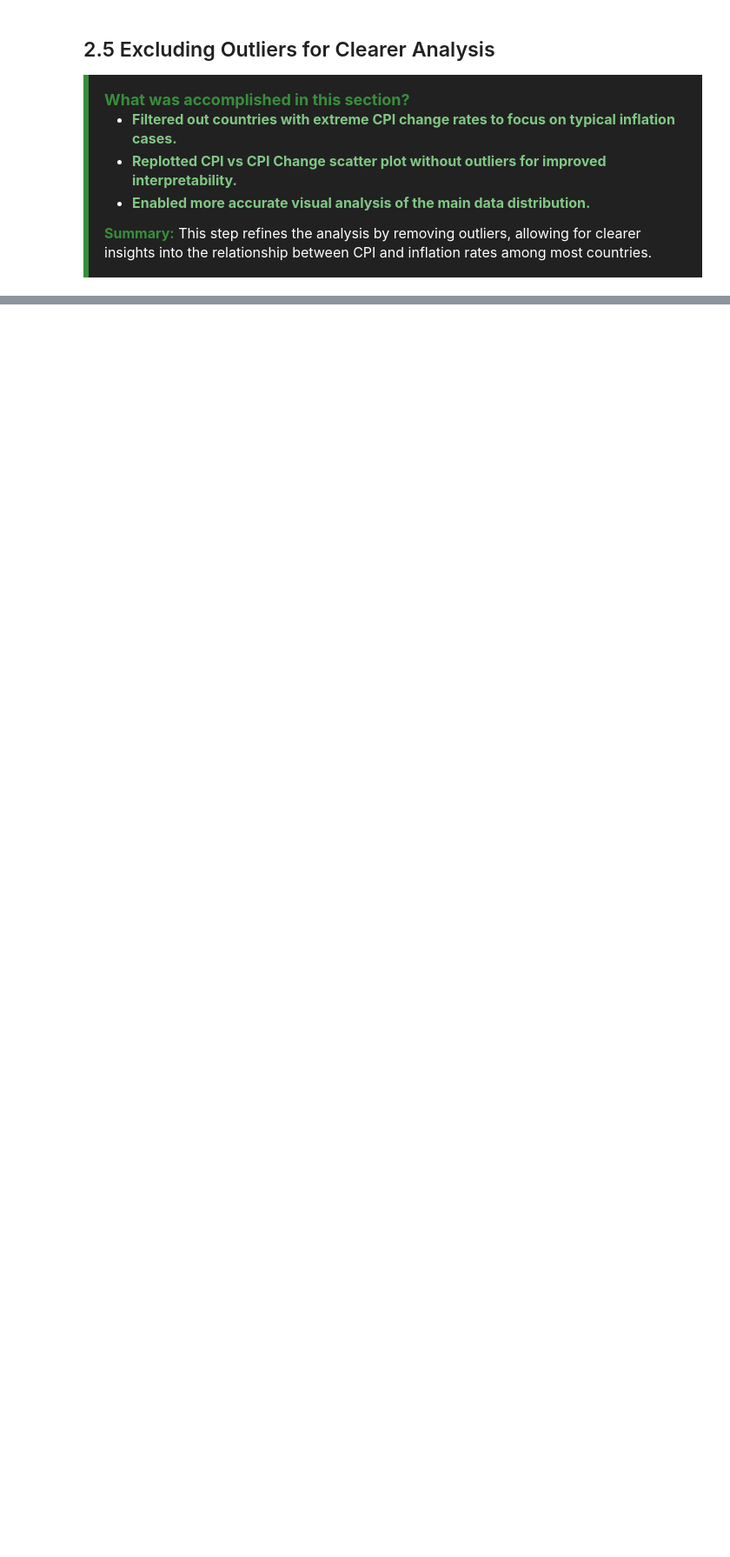
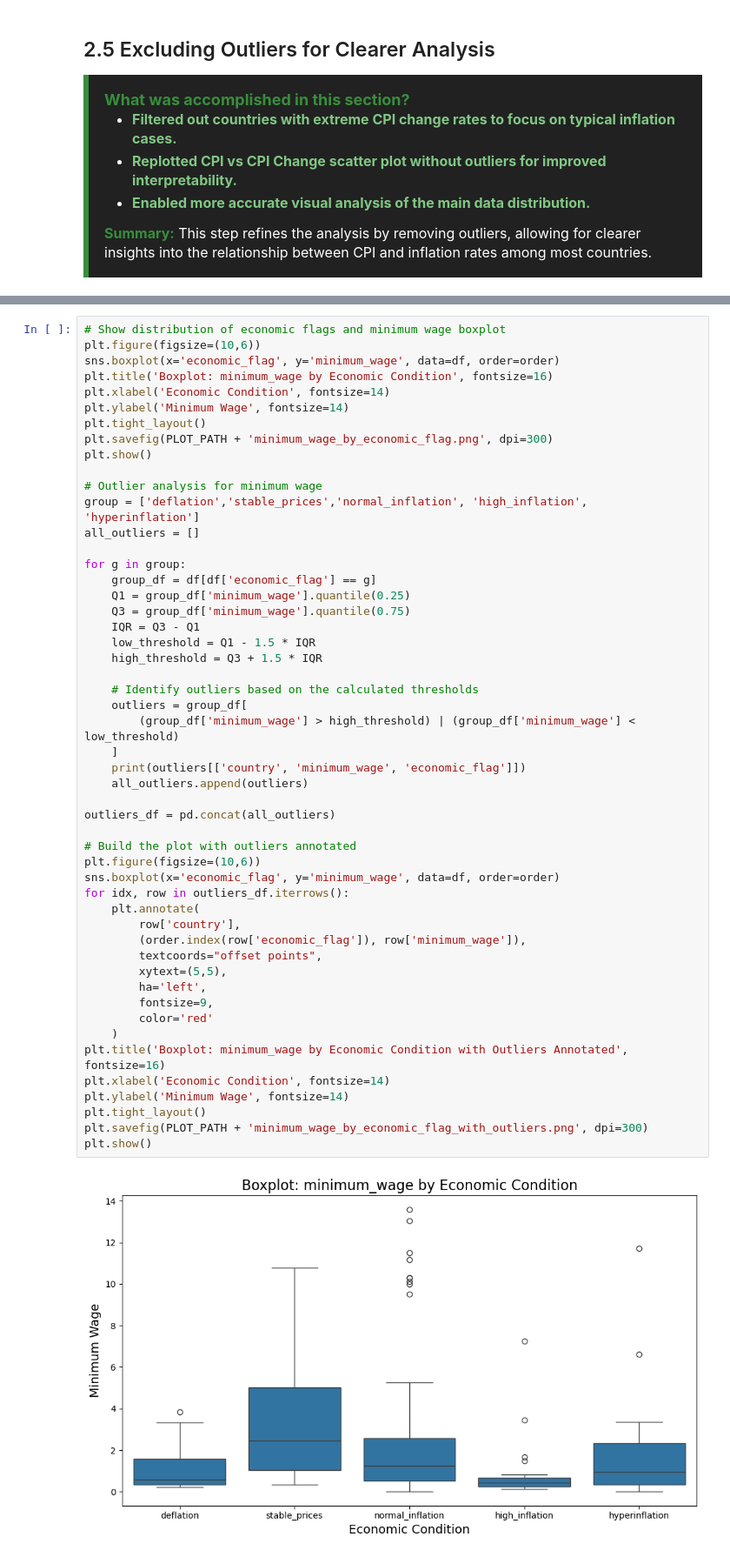
Before and after one commit to ivan-zamurenko/Global-Country-Information-Dataset-2023, a Jupyter notebook: notebooks/feature_engineering/feature_engineering.ipynb, the cells around one changed output, grey strips where cells are left out. Shown at 87% size. Saved outputs shown, nothing was run; the diff lists cells and outputs as text; blank space fills up the shorter version.

```diff
--- a/notebooks/feature_engineering/feature_engineering.ipynb
+++ b/notebooks/feature_engineering/feature_engineering.ipynb
@@ -484,0 +533,53 @@ Name: count, dtype: int64
+# %%
+# Show distribution of economic flags and minimum wage boxplot
+plt.figure(figsize=(10,6))
+sns.boxplot(x='economic_flag', y='minimum_wage', data=df, order=order)
+plt.title('Boxplot: minimum_wage by Economic Condition', fontsize=16)
+plt.xlabel('Economic Condition', fontsize=14)
+plt.ylabel('Minimum Wage', fontsize=14)
+plt.tight_layout()
+plt.savefig(PLOT_PATH + 'minimum_wage_by_economic_flag.png', dpi=300)
+plt.show()
+
+# Outlier analysis for minimum wage
+group = ['deflation','stable_prices','normal_inflation', 'high_inflation', 'hyperinflation']
+all_outliers = []
+
+for g in group:
+    group_df = df[df['economic_flag'] == g]
+    Q1 = group_df['minimum_wage'].quantile(0.25)
+    Q3 = group_df['minimum_wage'].quantile(0.75)
+    IQR = Q3 - Q1
+    low_threshold = Q1 - 1.5 * IQR
+    high_threshold = Q3 + 1.5 * IQR
+
+    # Identify outliers based on the calculated thresholds
+    outliers = group_df[
+        (group_df['minimum_wage'] > high_threshold) | (group_df['minimum_wage'] < low_threshold)
+    ]
+    print(outliers[['country', 'minimum_wage', 'economic_flag']])
+    all_outliers.append(outliers)
+
+outliers_df = pd.concat(all_outliers)
+
+# Build the plot with outliers annotated
+plt.figure(figsize=(10,6))
+sns.boxplot(x='economic_flag', y='minimum_wage', data=df, order=order)
+for idx, row in outliers_df.iterrows():
+    plt.annotate(
+        row['country'],
+        (order.index(row['economic_flag']), row['minimum_wage']),
+        textcoords="offset points",
+        xytext=(5,5),
+        ha='left',
+        fontsize=9,
+        color='red'
+    )
+plt.title('Boxplot: minimum_wage by Economic Condition with Outliers Annotated', fontsize=16)
+plt.xlabel('Economic Condition', fontsize=14)
+plt.ylabel('Minimum Wage', fontsize=14)
+plt.tight_layout()
+plt.savefig(PLOT_PATH + 'minimum_wage_by_economic_flag_with_outliers.png', dpi=300)
+plt.show()
+# %% [output]
+[figure, added]
```
Also changed, not shown: parts of 18 cells of this notebook, 57 other files.
